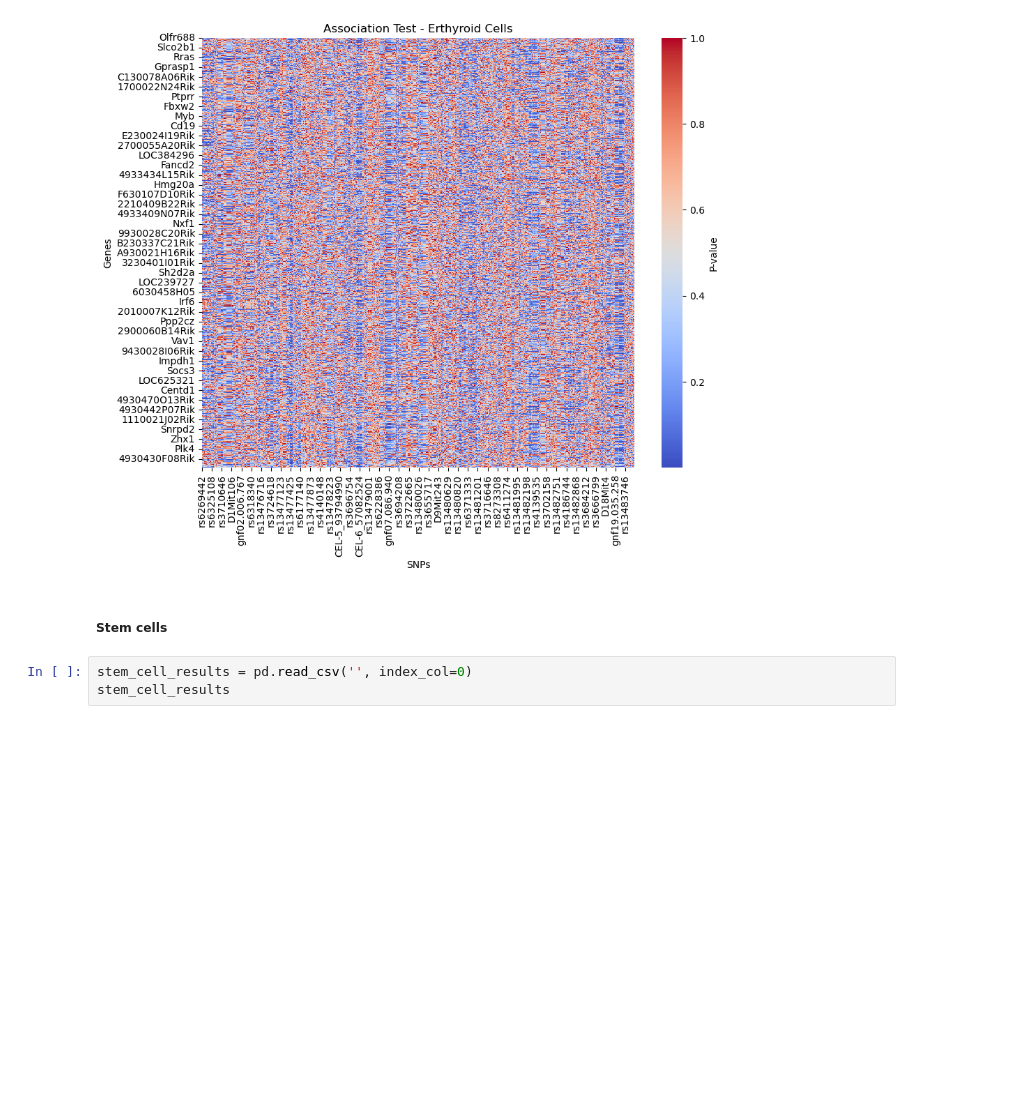
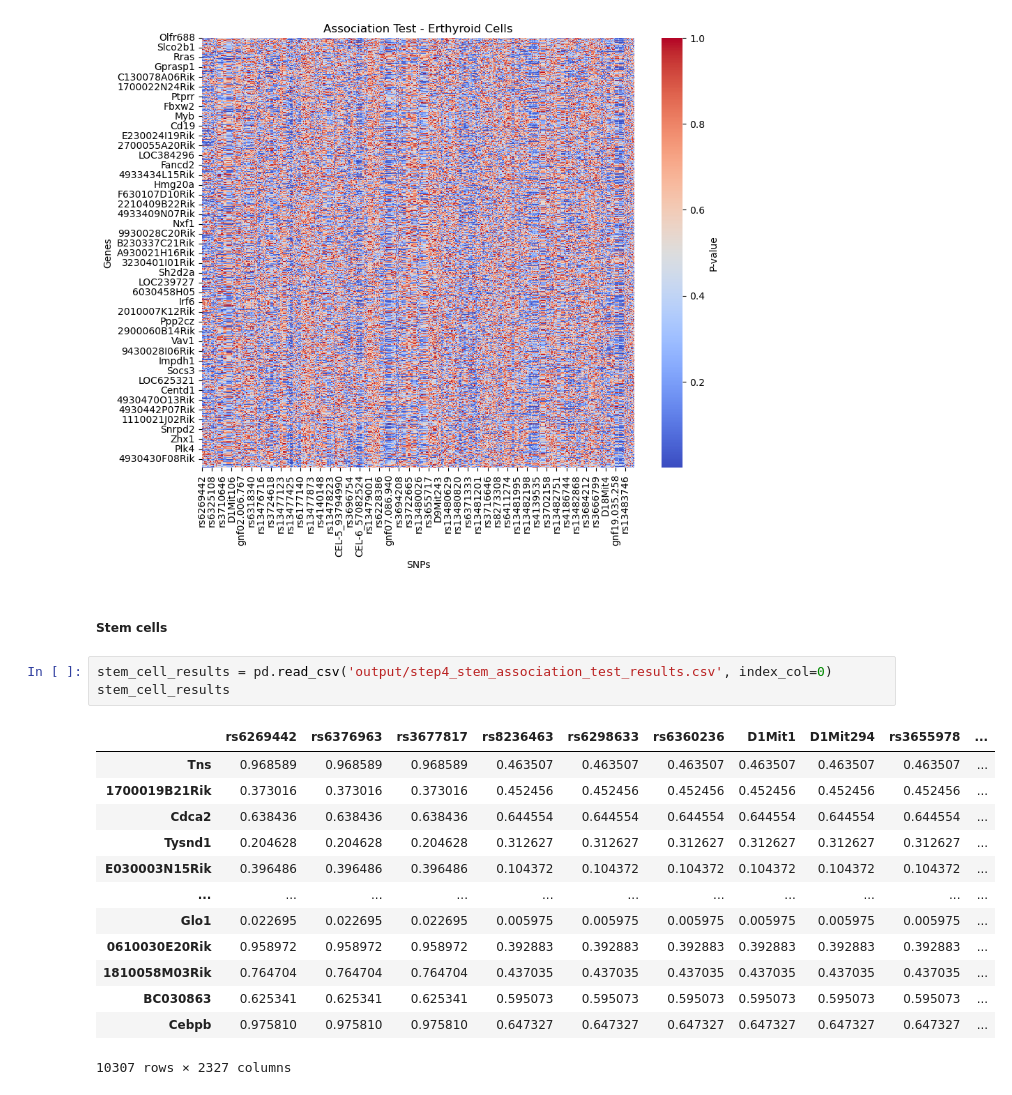
Before and after one commit to ShaniSoustiel/personal-medicine-tau, a Jupyter notebook: exercise3/ex3_part1A_eQTL_analysis.ipynb, the cells around one changed output. Saved outputs shown, nothing was run; the diff lists cells and outputs as text; blank space fills up the shorter version.

Commit message:
Updated association results for the Stem cells dataset

```diff
--- a/exercise3/ex3_part1A_eQTL_analysis.ipynb
+++ b/exercise3/ex3_part1A_eQTL_analysis.ipynb
@@ -419,8 +419,22 @@ plt.show()
 # %% [markdown]
 ##### Stem cells
 # %%
-stem_cell_results = pd.read_csv('', index_col=0)
+stem_cell_results = pd.read_csv('output/step4_stem_association_test_results.csv', index_col=0)
 stem_cell_results
+# %% [output]
+|  | rs6269442 | rs6376963 | rs3677817 | rs8236463 | rs6298633 | rs6360236 | D1Mit1 | D1Mit294 | rs3655978 | ... |
+| Tns | 0.968589 | 0.968589 | 0.968589 | 0.463507 | 0.463507 | 0.463507 | 0.463507 | 0.463507 | 0.463507 | ... |
+| 1700019B21Rik | 0.373016 | 0.373016 | 0.373016 | 0.452456 | 0.452456 | 0.452456 | 0.452456 | 0.452456 | 0.452456 | ... |
+| Cdca2 | 0.638436 | 0.638436 | 0.638436 | 0.644554 | 0.644554 | 0.644554 | 0.644554 | 0.644554 | 0.644554 | ... |
+| Tysnd1 | 0.204628 | 0.204628 | 0.204628 | 0.312627 | 0.312627 | 0.312627 | 0.312627 | 0.312627 | 0.312627 | ... |
+| E030003N15Rik | 0.396486 | 0.396486 | 0.396486 | 0.104372 | 0.104372 | 0.104372 | 0.104372 | 0.104372 | 0.104372 | ... |
+| ... | ... | ... | ... | ... | ... | ... | ... | ... | ... | ... |
+| Glo1 | 0.022695 | 0.022695 | 0.022695 | 0.005975 | 0.005975 | 0.005975 | 0.005975 | 0.005975 | 0.005975 | ... |
+| 0610030E20Rik | 0.958972 | 0.958972 | 0.958972 | 0.392883 | 0.392883 | 0.392883 | 0.392883 | 0.392883 | 0.392883 | ... |
+| 1810058M03Rik | 0.764704 | 0.764704 | 0.764704 | 0.437035 | 0.437035 | 0.437035 | 0.437035 | 0.437035 | 0.437035 | ... |
+| BC030863 | 0.625341 | 0.625341 | 0.625341 | 0.595073 | 0.595073 | 0.595073 | 0.595073 | 0.595073 | 0.595073 | ... |
+| Cebpb | 0.975810 | 0.975810 | 0.975810 | 0.647327 | 0.647327 | 0.647327 | 0.647327 | 0.647327 | 0.647327 | ... |
+10307 rows × 2327 columns
 # %%
 plt.figure(figsize=(10, 8))
 sns.heatmap(stem_cell_results, cmap='coolwarm', cbar_kws={'label': 'P-value'})
```
Also changed, not shown: parts of 1 cell of this notebook.
